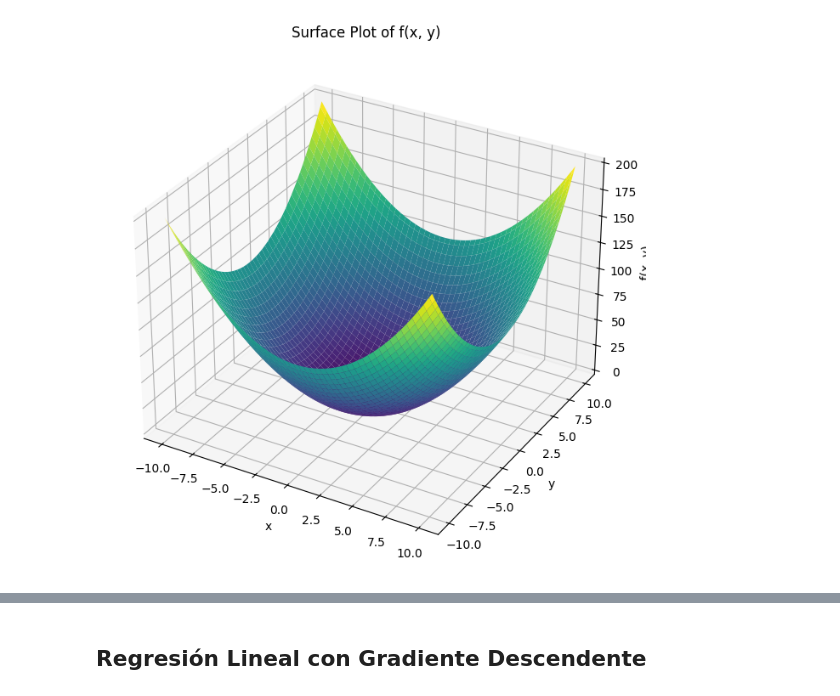
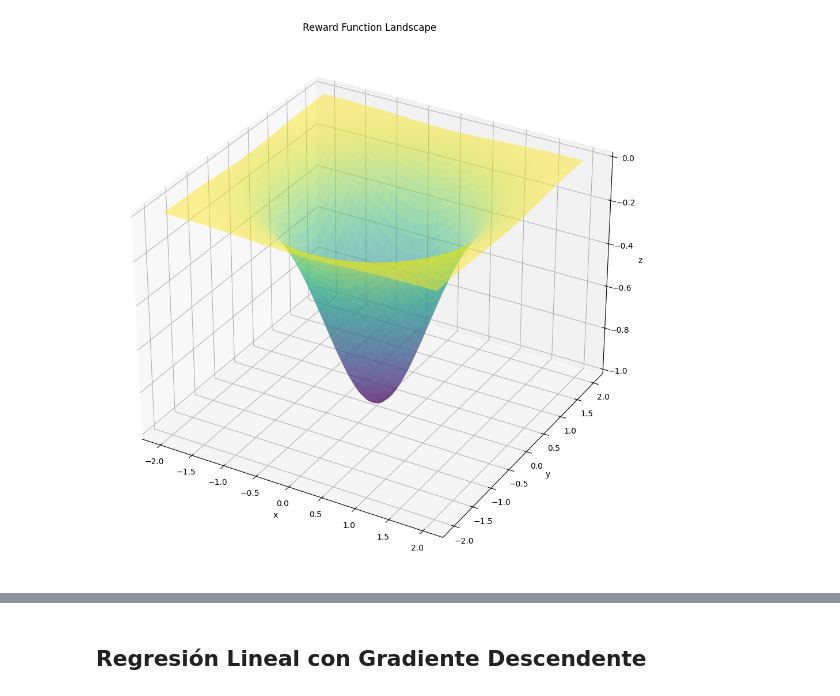
Before and after one commit to czammar/ai_supervised_ml, a Jupyter notebook: notebooks/02_lr_gradient_descent.ipynb, the cells around one changed output, grey strips where cells are left out. Saved outputs shown, nothing was run; the diff lists cells and outputs as text; code cells hidden in the pictures.

```diff
--- a/notebooks/02_lr_gradient_descent.ipynb
+++ b/notebooks/02_lr_gradient_descent.ipynb
@@ -43,35 +6,21 @@ donde:
 # %%
-import numpy as np
-import matplotlib.pyplot as plt
-from mpl_toolkits.mplot3d import Axes3D
-
-# Define the function
-def f(x, y):
-    """The function to minimize."""
-    return x**2 + y**2
-
-# Create a meshgrid for x and y values
-x = np.linspace(-10, 10, 100)  # Range for x
-y = np.linspace(-10, 10, 100)  # Range for y
+# Create grid
+x = np.linspace(-2, 2, 100)
+y = np.linspace(-2, 2, 100)
 X, Y = np.meshgrid(x, y)
 
-# Calculate the corresponding z values (function output)
-Z = f(X, Y)
+# Reward function
+Z = -np.exp(-(X**2 + Y**2))
 
-# Create the 3D plot
-fig = plt.figure(figsize=(10, 8))
+# Plot
+fig = plt.figure(figsize=(12, 14))
 ax = fig.add_subplot(111, projection='3d')
+ax.plot_surface(X, Y, Z, alpha=0.5, cmap='viridis')
 
-# Plot the surface
-ax.plot_surface(X, Y, Z, cmap='viridis')
-
-# Set labels for the axes
 ax.set_xlabel('x')
 ax.set_ylabel('y')
-ax.set_zlabel('f(x, y)')
-ax.set_title('Surface Plot of f(x, y)')
-
-# Show the plot
+ax.set_zlabel('z')
+ax.set_title('Reward Function Landscape')
 plt.show()
 # %% [output]
-[figure, old version]
+[figure, new version]
```
Also changed, not shown: parts of 13 cells of this notebook, 9 other files.
